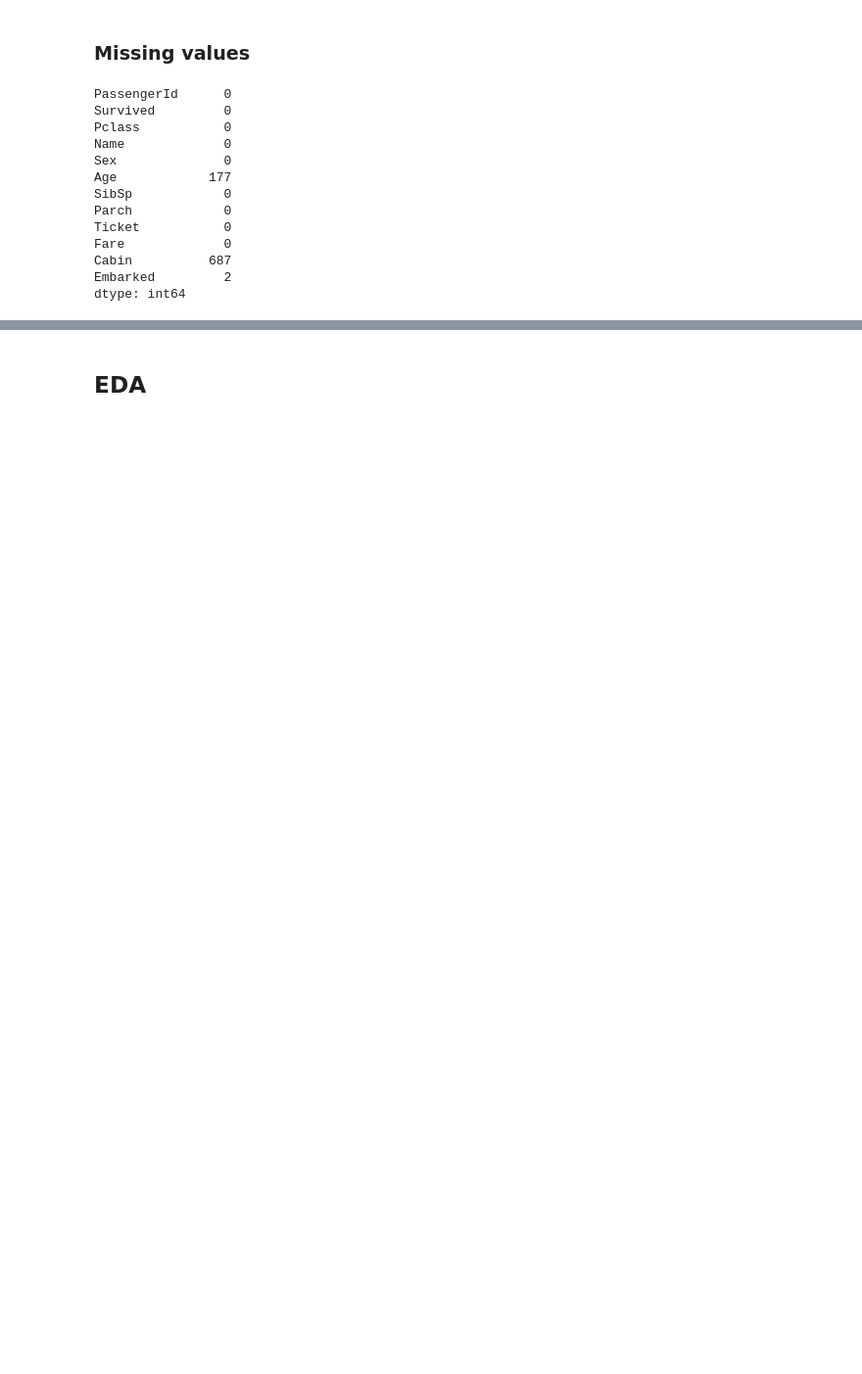
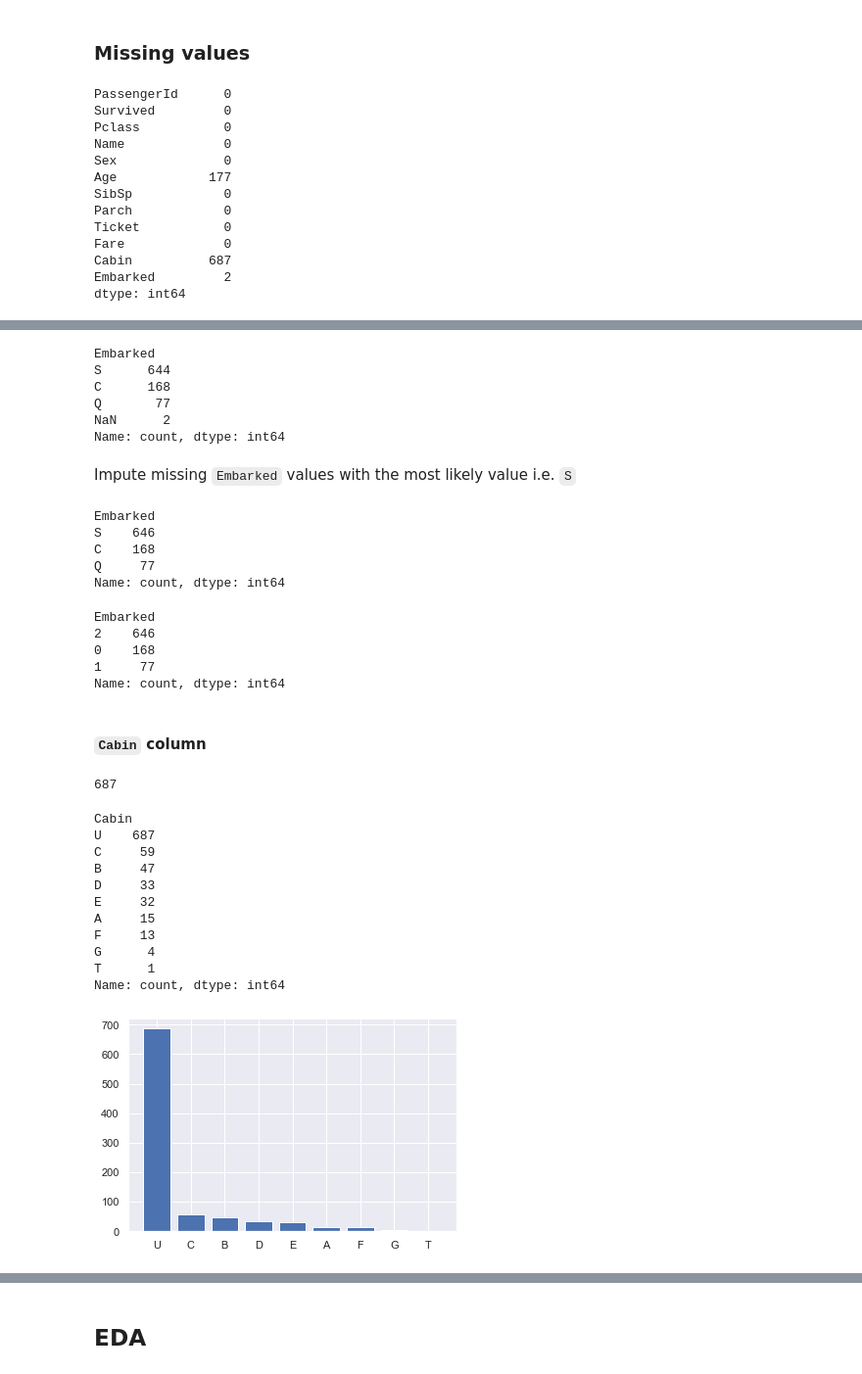
Before and after one commit to abgnpr/learning-datascience, a Jupyter notebook: kaggle/titanic/titanic.ipynb, the cells around one changed output, grey strips where cells are left out. Shown at 98% size. Saved outputs shown, nothing was run; the diff lists cells and outputs as text; code cells hidden in the pictures; blank space fills up the shorter version.

```diff
--- a/kaggle/titanic/titanic.ipynb
+++ b/kaggle/titanic/titanic.ipynb
@@ -8,6 +8,8 @@ Imports
 import numpy as np
 import pandas as pd
 import matplotlib.pyplot as plt
+import seaborn as sns
+sns.set()
 # %% [markdown]
 Data and its structure
 # %%
@@ -66,2 +64,0 @@ np.ceil(.8* len(data.columns))
-# %%
-data = data.dropna(thresh=np.ceil(.8* len(data.columns)))
@@ -86,0 +104,11 @@ Total number of records with null: 708
+# %%
+data.Embarked.value_counts(dropna=False)
+# %% [output]
+Embarked
+S      644
+C      168
+Q       77
+NaN      2
+Name: count, dtype: int64
+# %% [markdown]
+Impute missing `Embarked` values with the most likely value i.e. `S`
@@ -86,0 +121,48 @@ Total number of records with null: 708
+# %%
+# better way
+from sklearn.impute import SimpleImputer
+imputer = SimpleImputer(missing_values=np.nan, strategy='most_frequent')
+data[['Embarked']] = imputer.fit_transform(data[['Embarked']])
+data.Embarked.value_counts()
+# %% [output]
+Embarked
+S    646
+C    168
+Q     77
+Name: count, dtype: int64
+# %%
+from sklearn.preprocessing import LabelEncoder
+data.Embarked = LabelEncoder().fit_transform(data.Embarked)
+data.Embarked.value_counts()
+# %% [output]
+Embarked
+2    646
+0    168
+1     77
+Name: count, dtype: int64
+# %% [markdown]
+#### `Cabin` column
+# %%
+data.Cabin.isna().sum()
+# %% [output]
+687
+# %%
+data.Cabin = data.Cabin.str.strip().str[:1]
+data.Cabin = data.Cabin.fillna('U')
+cabin_counts = data.Cabin.value_counts()
+print(cabin_counts)
+plt.bar(cabin_counts.index, cabin_counts.values)
+plt.draw()
+# %% [output]
+Cabin
+U    687
+C     59
+B     47
+D     33
+E     32
+A     15
+F     13
+G      4
+T      1
+Name: count, dtype: int64
+[figure, added]
```
Also changed, not shown: parts of 47 cells of this notebook, 11 other files.
